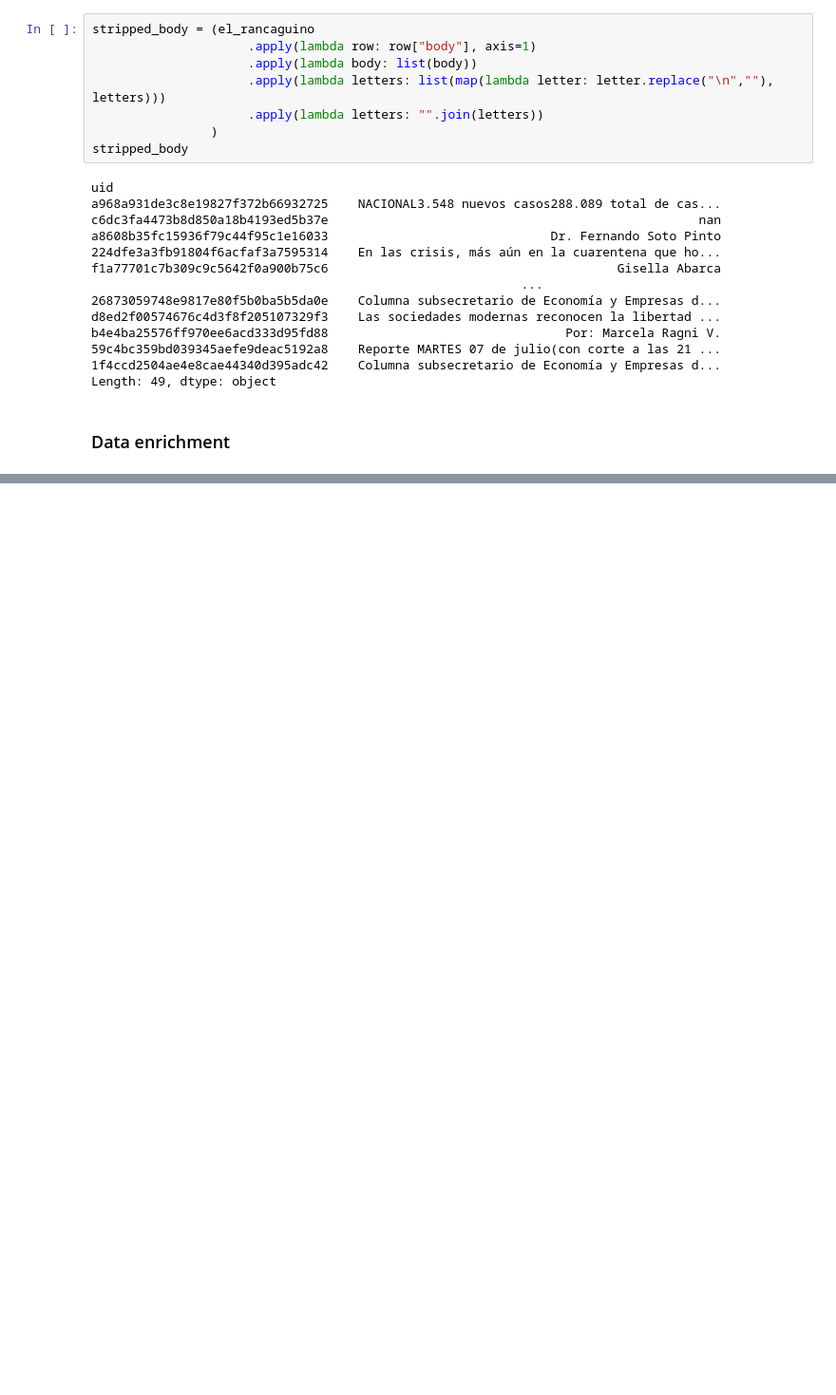
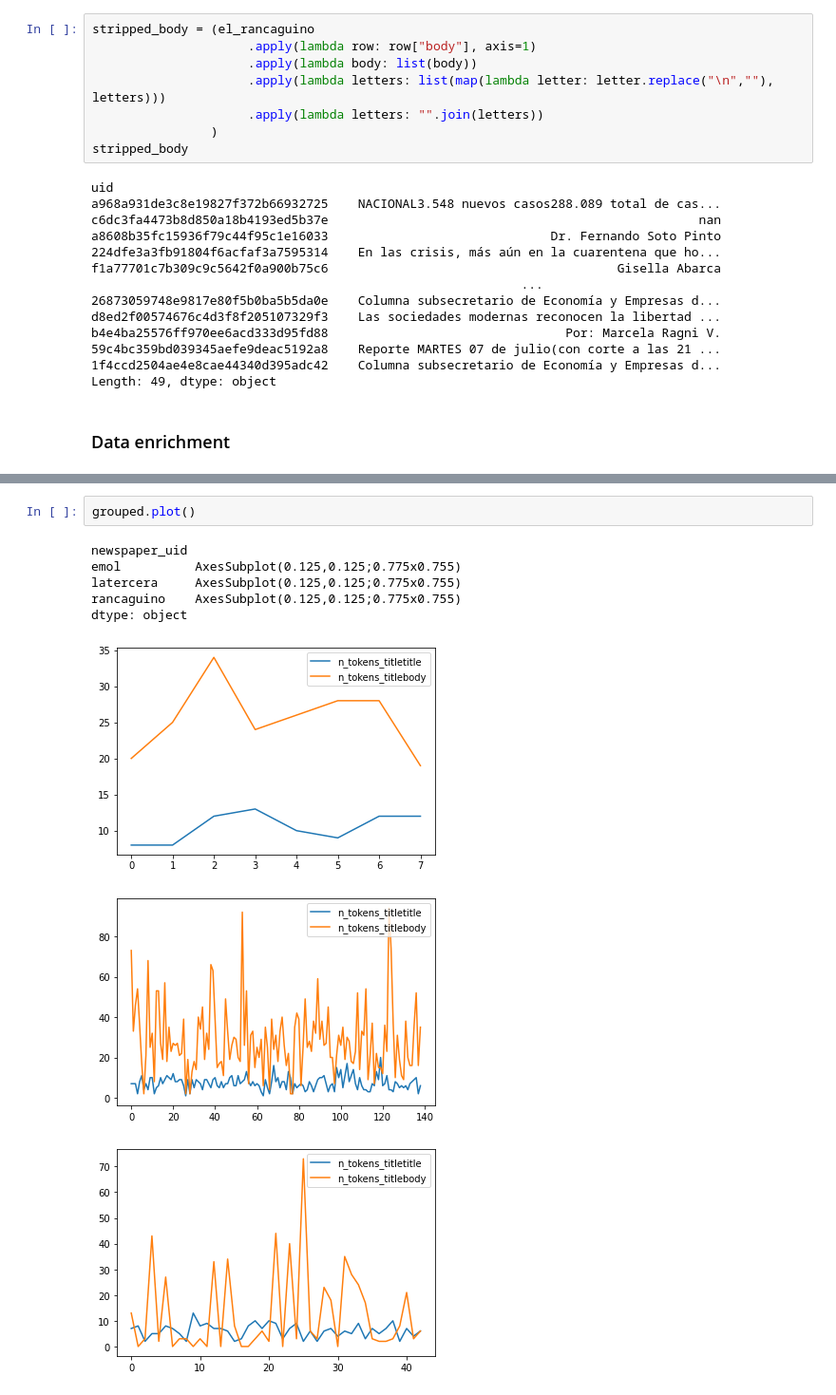
Before and after one commit to sjvasconcello/datascience-school, a Jupyter notebook: ingenieria_datos/web_scrapper/pandas.ipynb, the cells around one changed output, grey strips where cells are left out. Shown: that part at 95% size. Saved outputs shown, nothing was run; the diff lists cells and outputs as text; blank space fills up the shorter version.

```diff
--- a/ingenieria_datos/web_scrapper/pandas.ipynb
+++ b/ingenieria_datos/web_scrapper/pandas.ipynb
@@ -292,0 +399,11 @@ el_rancaguino.head(4)
+# %%
+grouped.plot()
+# %% [output]
+newspaper_uid
+emol          AxesSubplot(0.125,0.125;0.775x0.755)
+latercera     AxesSubplot(0.125,0.125;0.775x0.755)
+rancaguino    AxesSubplot(0.125,0.125;0.775x0.755)
+dtype: object
+[figure, added]
+[figure, added]
+[figure, added]
```
Also changed, not shown: parts of 13 cells of this notebook, 14 other files.
